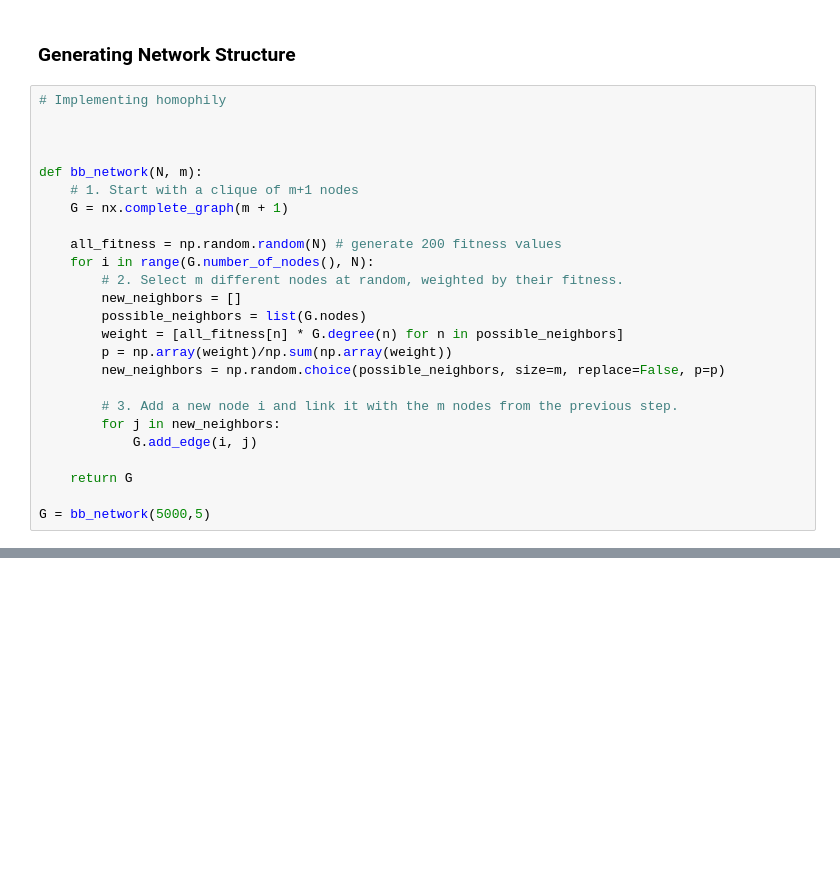
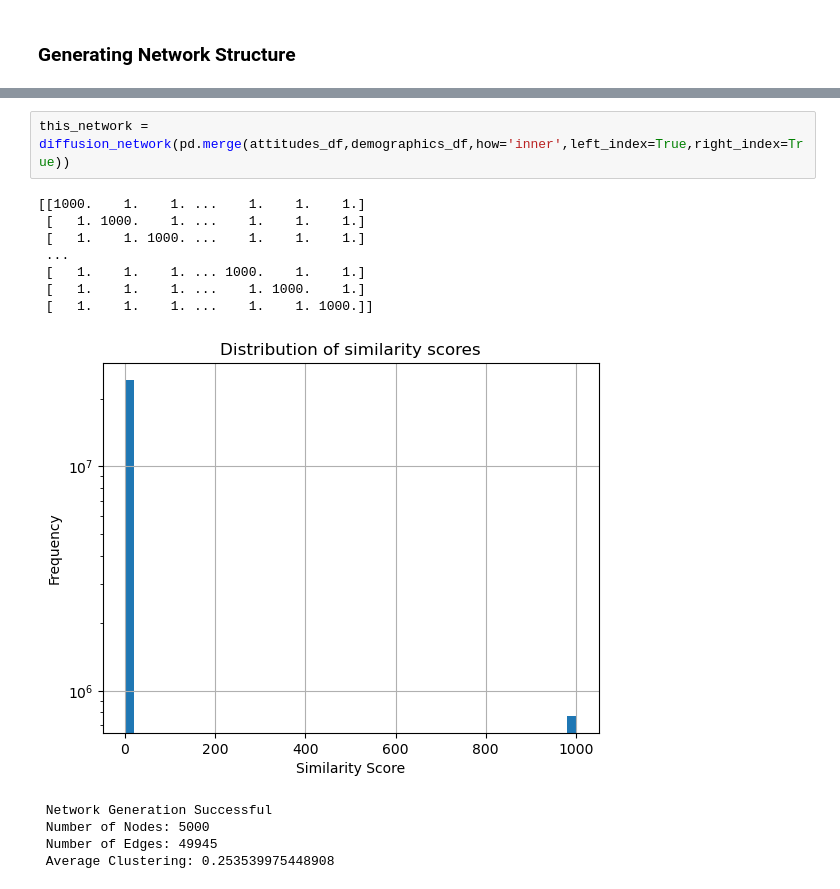
Before and after one commit to Bingsongl/vaccine_experiment_datatask, a Jupyter notebook: main.ipynb, the cells around one changed output, grey strips where cells are left out. Cells and saved outputs as stored; diff of their text form; blank space fills up the shorter version.

```diff
--- a/main.ipynb
+++ b/main.ipynb
@@ -75,27 +79,2 @@ df.head(1)
 # %% [markdown]
 ### Generating Network Structure
-# %%
-# Implementing homophily
-
-
-
-def bb_network(N, m):
-    # 1. Start with a clique of m+1 nodes
-    G = nx.complete_graph(m + 1)
-
-    all_fitness = np.random.random(N) # generate 200 fitness values
-    for i in range(G.number_of_nodes(), N):
-        # 2. Select m different nodes at random, weighted by their fitness.
-        new_neighbors = []
-        possible_neighbors = list(G.nodes)
-        weight = [all_fitness[n] * G.degree(n) for n in possible_neighbors]
-        p = np.array(weight)/np.sum(np.array(weight))
-        new_neighbors = np.random.choice(possible_neighbors, size=m, replace=False, p=p)
-
-        # 3. Add a new node i and link it with the m nodes from the previous step.
-        for j in new_neighbors:
-            G.add_edge(i, j)
-
-    return G
-
-G = bb_network(5000,5)
@@ -101,0 +231,15 @@ G = bb_network(5000,5)
+# %%
+this_network = diffusion_network(pd.merge(attitudes_df,demographics_df,how='inner',left_index=True,right_index=True))
+# %% [output]
+[[1000.    1.    1. ...    1.    1.    1.]
+ [   1. 1000.    1. ...    1.    1.    1.]
+ [   1.    1. 1000. ...    1.    1.    1.]
+ ...
+ [   1.    1.    1. ... 1000.    1.    1.]
+ [   1.    1.    1. ...    1. 1000.    1.]
+ [   1.    1.    1. ...    1.    1. 1000.]]
+[figure, added]
+ Network Generation Successful
+ Number of Nodes: 5000
+ Number of Edges: 49945
+ Average Clustering: 0.253539975448908
```
Also changed, not shown: parts of 16 cells of this notebook, 9 other files.
